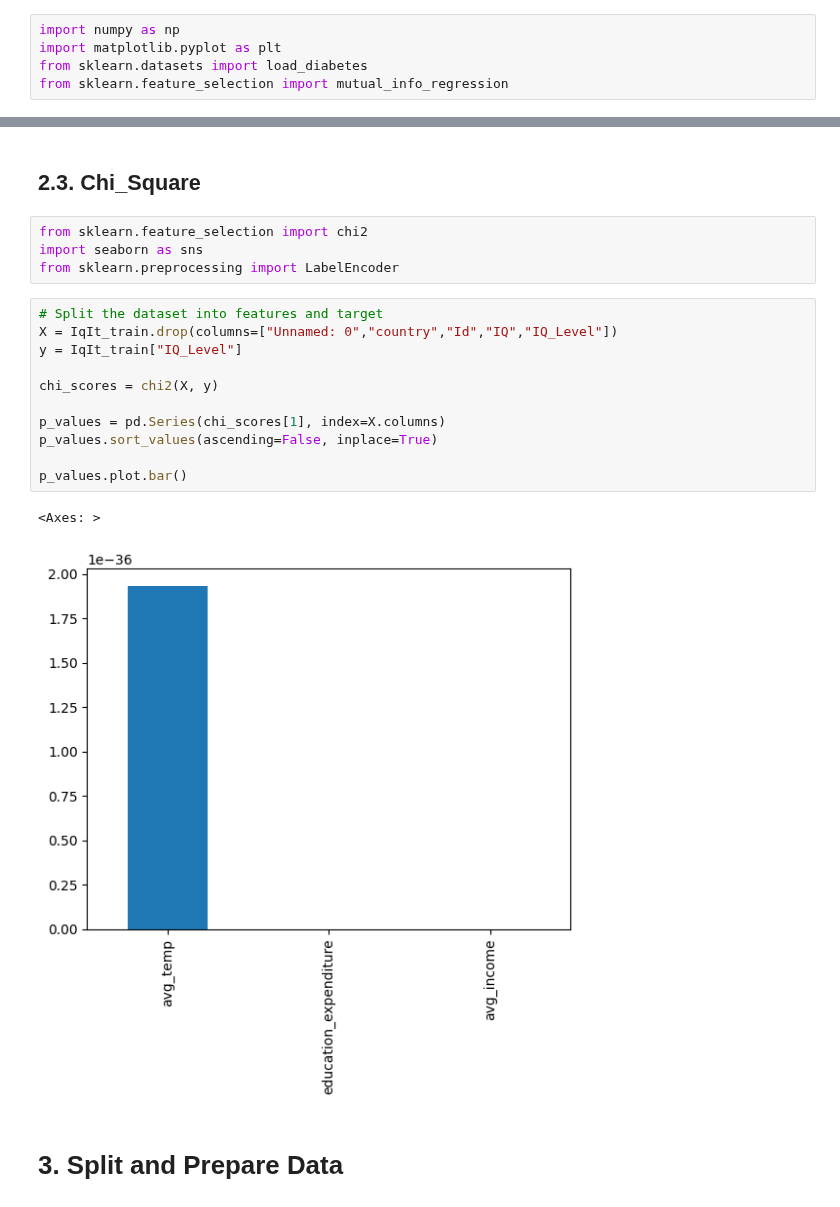
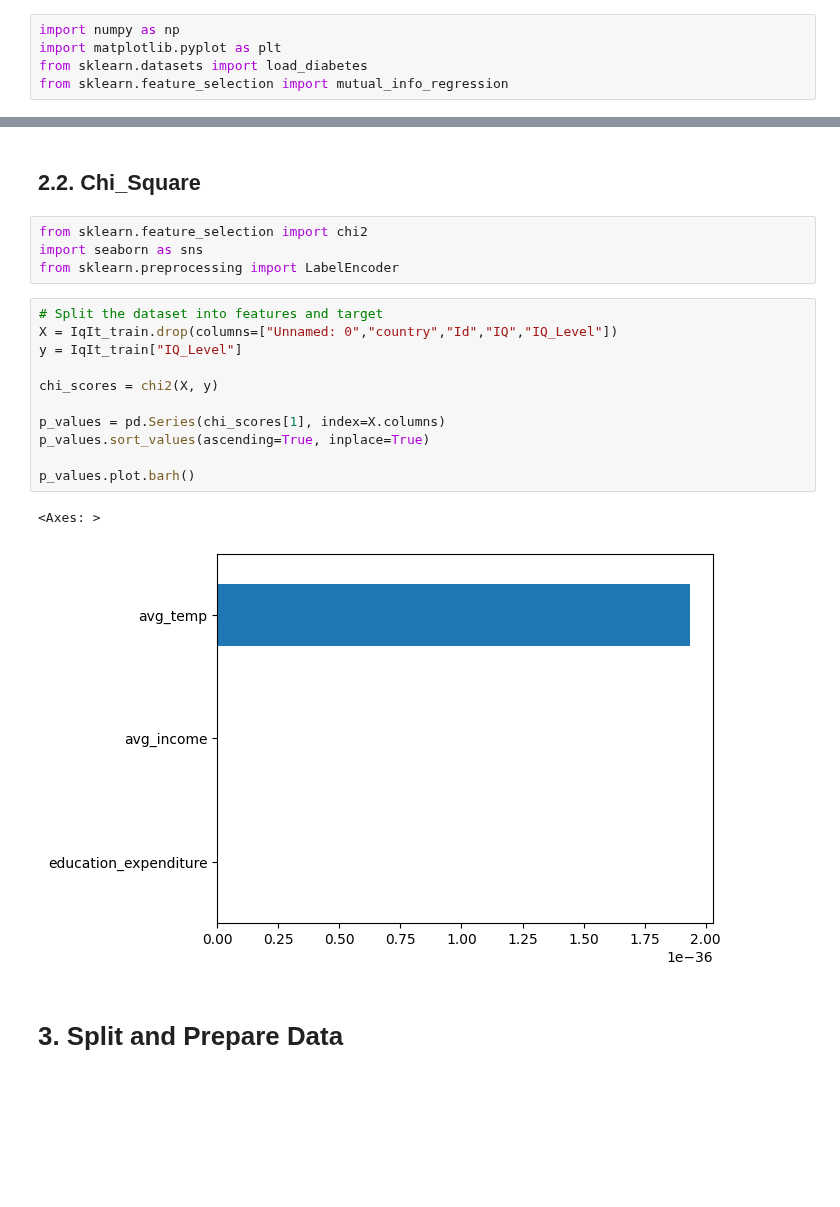
Before and after one commit to KengG1M/Country-Wise-IQ-Prediction-Analysis, a Jupyter notebook: src/data_mining.ipynb, the cells around one changed output, grey strips where cells are left out. Saved outputs shown, nothing was run; the diff lists cells and outputs as text; blank space fills up the shorter version.

```diff
--- a/src/data_mining.ipynb
+++ b/src/data_mining.ipynb
@@ -308,5 +314,5 @@ Features: avg_temp Score:  0.27665037423179406
 # %% [markdown]
-## 2.3. Chi_Square
+## 2.2. Chi_Square
 # %%
 from sklearn.feature_selection import chi2
 import seaborn as sns
@@ -314,17 +320,17 @@ from sklearn.preprocessing import LabelEncoder
 # %%
 # Split the dataset into features and target
 X = IqIt_train.drop(columns=["Unnamed: 0","country","Id","IQ","IQ_Level"])
 y = IqIt_train["IQ_Level"]
 
 chi_scores = chi2(X, y)
 
 p_values = pd.Series(chi_scores[1], index=X.columns)
-p_values.sort_values(ascending=False, inplace=True)
+p_values.sort_values(ascending=True, inplace=True)
 
-p_values.plot.bar()
+p_values.plot.barh()
 # %% [output]
 <Axes: >
-[figure, old version]
+[figure, new version]
 # %% [markdown]
 # 3. Split and Prepare Data
 # %%
```
Also changed, not shown: parts of 39 cells of this notebook, 2 other files.
